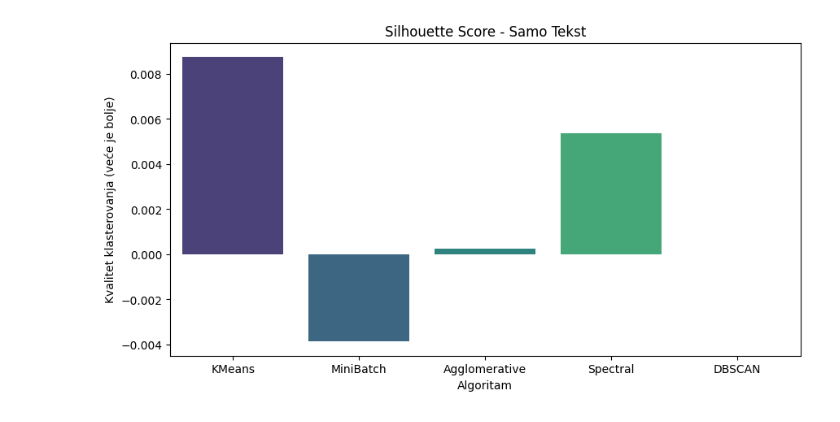
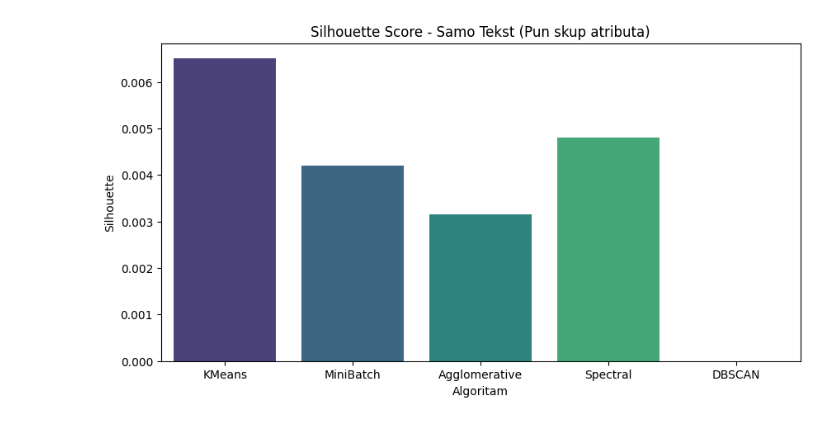
Before and after one commit to draganakatic/Amazon-Customer-Reviews-Dataset, a Jupyter notebook: clustering_text_only.ipynb, the cells around one changed output. Drawn from its saved outputs; the diff is of its cells as text; code cells hidden in the pictures.

Commit message:
clustering added new metrics

```diff
--- a/clustering_text_only.ipynb
+++ b/clustering_text_only.ipynb
@@ -3,58 +3,103 @@ import numpy as np
 import pandas as pd
 import matplotlib.pyplot as plt
 import seaborn as sns
+import re
+import string
 from sklearn.feature_extraction.text import TfidfVectorizer
 from sklearn.decomposition import TruncatedSVD
 from sklearn.cluster import KMeans, MiniBatchKMeans, DBSCAN, AgglomerativeClustering, SpectralClustering
-from sklearn.metrics import silhouette_score
+from sklearn.metrics import silhouette_score, davies_bouldin_score, calinski_harabasz_score, adjusted_rand_score
+from sklearn.decomposition import PCA
+from sklearn.preprocessing import Normalizer
+
+def clean_text(text):
+    text = str(text).lower() # Lowercase
+    text = re.sub(r'<.*?>', '', text) # Uklanjanje HTML tagova
+    text = re.sub(r'http\S+|www\S+|https\S+', '', text, flags=re.MULTILINE) # Uklanjanje URL-ova
+    text = text.translate(str.maketrans('', '', string.punctuation)) # Uklanjanje interpunkcije
+    text = re.sub(r'\s+', ' ', text).strip() # Uklanjanje suvisnih razmaka
+    return text
 
 # Ucitavanje i priprema uzorka
 df = pd.read_csv("Reviews_sample_balanced.csv").dropna(subset=['Text']).sample(2000, random_state=42)
+df = df.reset_index(drop=True)
+
+print("Ciscenje teksta...")
+df['Cleaned_Text'] = df['Text'].apply(clean_text)
 
 # Vektorizacija teksta
-tfidf = TfidfVectorizer(max_features=15000, stop_words='english')
-X = tfidf.fit_transform(df['Text']).toarray()
+tfidf = TfidfVectorizer(max_features=15000, stop_words='english', ngram_range=(1,2))
+X_raw = tfidf.fit_transform(df['Cleaned_Text']).toarray()
 
-results = {}
+scaler = Normalizer()
+X = scaler.fit_transform(X_raw)
+
+print(f"Dimenzija podataka (Samo Tekst): {X.shape}")
+
+def get_metrics(X, labels, true_labels, name):
+    n_clusters = len(set(labels)) - (1 if -1 in labels else 0)
+
+    if n_clusters < 2:
+        return [name, 0, 0, 0, 0]
+
+    mask = labels != -1
+    if not any(mask): return [name, 0, 0, 0, 0]
+
+    s_score = silhouette_score(X[mask], labels[mask])
+    db_index = davies_bouldin_score(X[mask], labels[mask])
+    ch_index = calinski_harabasz_score(X[mask], labels[mask])
+    ari = adjusted_rand_score(true_labels[mask], labels[mask])
+
+    return [name, s_score, db_index, ch_index, ari]
+
+true_sent = df['Sentiment']
+all_results = []
 
 # KMeans
 km = KMeans(n_clusters=5, random_state=42, n_init=10)
 labels_km = km.fit_predict(X)
-results['KMeans'] = silhouette_score(X, labels_km)
+all_results.append(get_metrics(X, labels_km, true_sent, "KMeans"))
 
 # MiniBatchKMeans
 mb = MiniBatchKMeans(n_clusters=5, random_state=42, batch_size=100)
 labels_mb = mb.fit_predict(X)
-results['MiniBatch'] = silhouette_score(X, labels_mb)
+all_results.append(get_metrics(X, mb.fit_predict(X), true_sent, "MiniBatch"))
+
 
 # Agglomerative
 agg = AgglomerativeClustering(n_clusters=5)
 labels_agg = agg.fit_predict(X)
-results['Agglomerative'] = silhouette_score(X, labels_agg)
+all_results.append(get_metrics(X, agg.fit_predict(X), true_sent, "Agglomerative"))
+
 
 # Spectral
 spec = SpectralClustering(n_clusters=5, affinity='nearest_neighbors', random_state=42)
 labels_spec = spec.fit_predict(X)
-results['Spectral'] = silhouette_score(X, labels_spec)
+all_results.append(get_metrics(X, spec.fit_predict(X), true_sent, "Spectral"))
+
 
 # DBSCAN (sa proverom)
 db = DBSCAN(eps=0.5, min_samples=5)
 labels_db = db.fit_predict(X)
-if len(set(labels_db)) > 1:
-    results['DBSCAN'] = silhouette_score(X, labels_db)
-else:
-    results['DBSCAN'] = "Nije našao klastere"
+all_results.append(get_metrics(X, db.fit_predict(X), true_sent, "DBSCAN"))
 
-df_res = pd.DataFrame(list(results.items()), columns=['Algoritam', 'Score'])
-df_res['Score'] = pd.to_numeric(df_res['Score'], errors='coerce').fillna(0.0)
 
-print("\nREZULTATI: SAMO TEKST")
-print(df_res)
+df_res = pd.DataFrame(all_results, columns=['Algoritam', 'Silhouette', 'Davies-Bouldin', 'Calinski-Harabasz', 'ARI'])
+
+print("\n--- REZULTATI: SAMO TEKST (PUN SKUP ATRIBUTA) ---")
+print(df_res.to_string(index=False))
 
 # Grafik
+pca_2d = PCA(n_components=2)
+coords = pca_2d.fit_transform(X)
+
 plt.figure(figsize=(10,5))
-sns.barplot(x='Algoritam', y='Score', data=df_res, hue='Algoritam', palette='viridis', legend=False)
-plt.title('Silhouette Score - Samo Tekst')
-plt.ylabel('Kvalitet klasterovanja (veće je bolje)')
+sns.barplot(x='Algoritam', y='Silhouette', data=df_res, hue='Algoritam', palette='viridis', legend=False)
+plt.title('Silhouette Score - Samo Tekst (Pun skup atributa)')
 plt.show()
+
+plt.figure(figsize=(10,6))
+sns.scatterplot(x=coords[:,0], y=coords[:,1], hue=labels_km, palette='viridis', alpha=0.6)
+plt.title('2D PCA Prikaz: Klasterisanje na kompletnom tekstu')
+plt.show()
 # %% [output]
@@ -68 +116 @@ REZULTATI: SAMO TEKST
-[figure, old version]
+[figure, new version]
```
Also changed, not shown: parts of 1 cell of this notebook, 5 other files.
